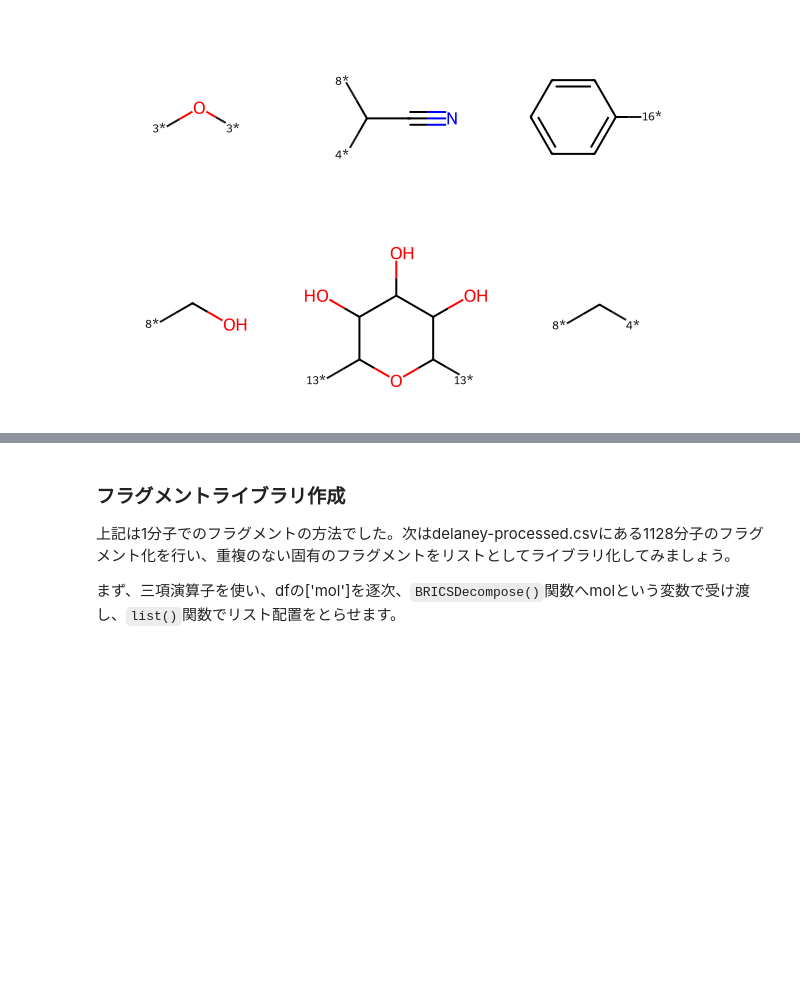
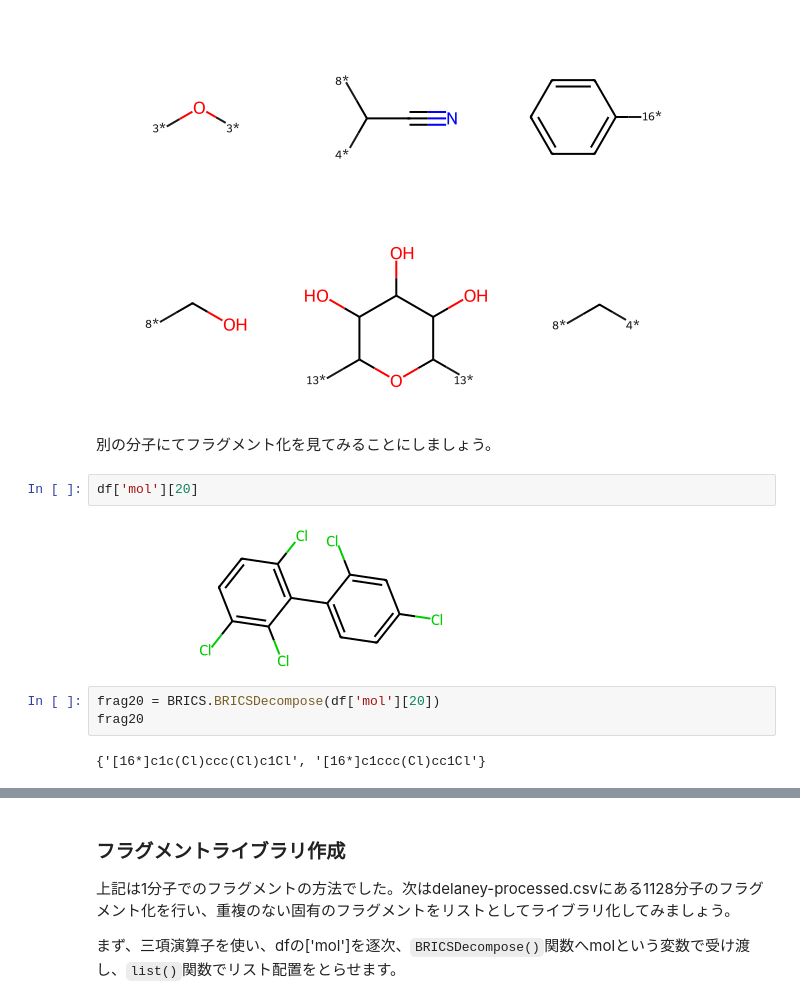
Before and after one commit to ARIM-Training/Training_python_4, a Jupyter notebook: 第6回_BRICS.ipynb, the cells around one changed output, grey strips where cells are left out. Drawn from its saved outputs; the diff is of its cells as text; blank space fills up the shorter version.

```diff
--- a/第6回_BRICS.ipynb
+++ b/第6回_BRICS.ipynb
@@ -148,3 +149,14 @@ frag0_mols = BRICS.BRICSDecompose(df['mol'][0], returnMols=True)
 Draw.MolsToGridImage(frag0_mols, molsPerRow=3)
 # %% [output]
 [figure]
+# %% [markdown]
+別の分子にてフラグメント化を見てみることにしましょう。
+# %%
+df['mol'][20]
+# %% [output]
+[figure, added]
+# %%
+frag20 = BRICS.BRICSDecompose(df['mol'][20])
+frag20
+# %% [output]
+{'[16*]c1c(Cl)ccc(Cl)c1Cl', '[16*]c1ccc(Cl)cc1Cl'}
```
Also changed, not shown: parts of 12 cells of this notebook, 4 other files.
